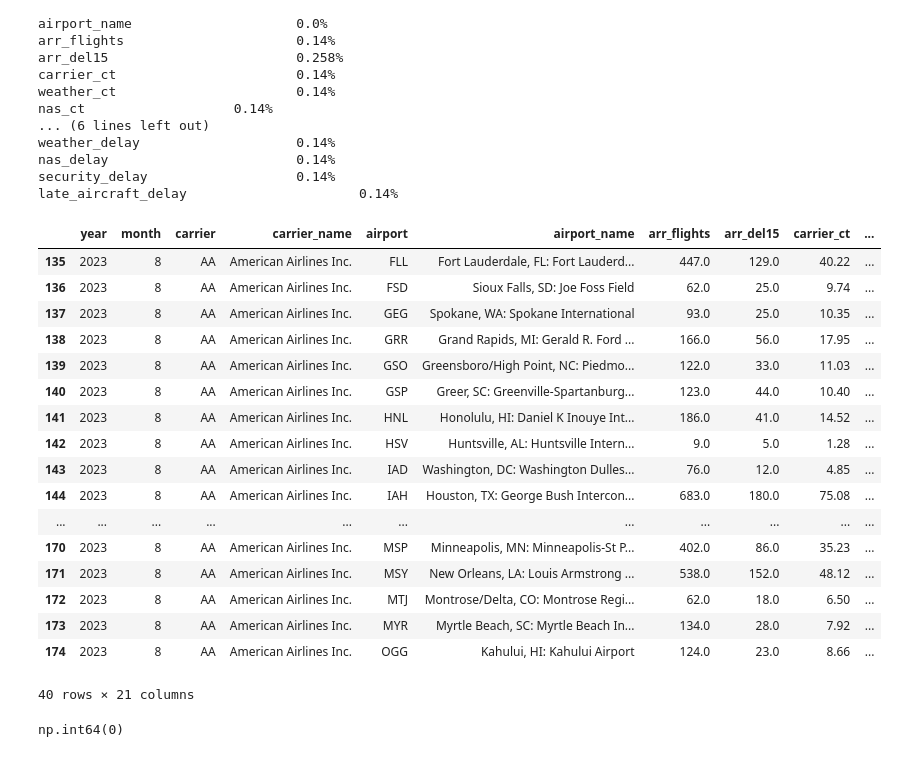
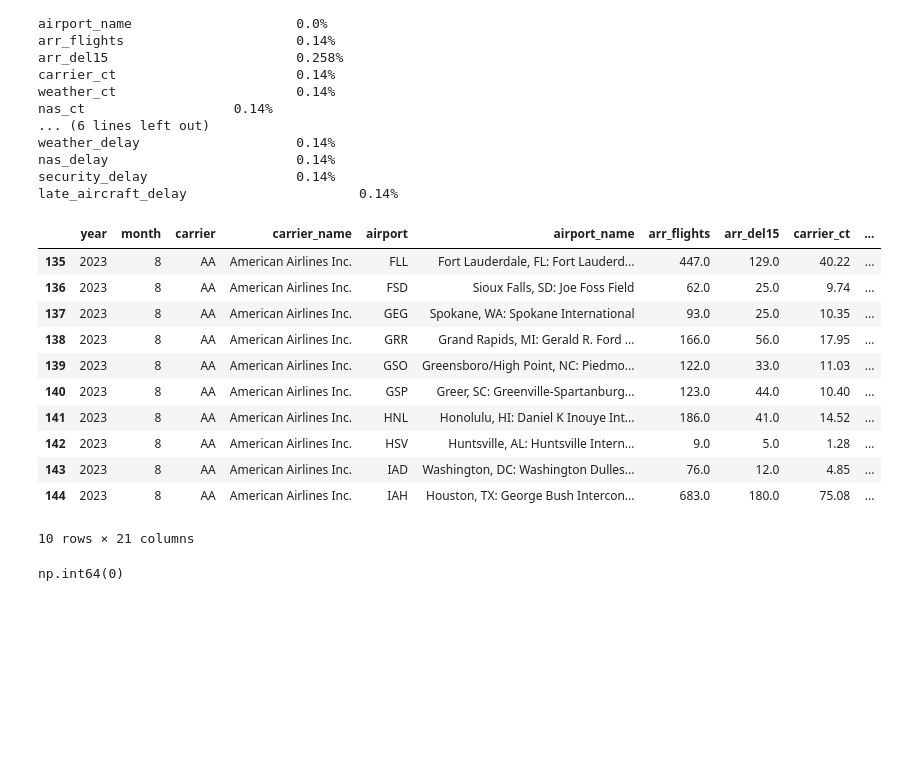
Before and after one commit to shaswat-13/flight-delay-dataset, a Jupyter notebook: notebooks/etl.ipynb, the cells around one changed output. Cells and saved outputs as stored; diff of their text form; code cells hidden in the pictures; blank space fills up the shorter version.

```diff
--- a/notebooks/etl.ipynb
+++ b/notebooks/etl.ipynb
@@ -181,26 +183,20 @@ security_delay                   0.14%
 late_aircraft_delay                      0.14%
 # %%
 # looking at random set of data
-df.iloc[135:175,:]
+df.iloc[135:145,:]
 # %% [output]
 |  | year | month | carrier | carrier_name | airport | airport_name | arr_flights | arr_del15 | carrier_ct | ... |
 | 135 | 2023 | 8 | AA | American Airlines Inc. | FLL | Fort Lauderdale, FL: Fort Lauderd... | 447.0 | 129.0 | 40.22 | ... |
 | 136 | 2023 | 8 | AA | American Airlines Inc. | FSD | Sioux Falls, SD: Joe Foss Field | 62.0 | 25.0 | 9.74 | ... |
 | 137 | 2023 | 8 | AA | American Airlines Inc. | GEG | Spokane, WA: Spokane International | 93.0 | 25.0 | 10.35 | ... |
 | 138 | 2023 | 8 | AA | American Airlines Inc. | GRR | Grand Rapids, MI: Gerald R. Ford ... | 166.0 | 56.0 | 17.95 | ... |
 | 139 | 2023 | 8 | AA | American Airlines Inc. | GSO | Greensboro/High Point, NC: Piedmo... | 122.0 | 33.0 | 11.03 | ... |
 | 140 | 2023 | 8 | AA | American Airlines Inc. | GSP | Greer, SC: Greenville-Spartanburg... | 123.0 | 44.0 | 10.40 | ... |
 | 141 | 2023 | 8 | AA | American Airlines Inc. | HNL | Honolulu, HI: Daniel K Inouye Int... | 186.0 | 41.0 | 14.52 | ... |
 | 142 | 2023 | 8 | AA | American Airlines Inc. | HSV | Huntsville, AL: Huntsville Intern... | 9.0 | 5.0 | 1.28 | ... |
 | 143 | 2023 | 8 | AA | American Airlines Inc. | IAD | Washington, DC: Washington Dulles... | 76.0 | 12.0 | 4.85 | ... |
 | 144 | 2023 | 8 | AA | American Airlines Inc. | IAH | Houston, TX: George Bush Intercon... | 683.0 | 180.0 | 75.08 | ... |
-| ... | ... | ... | ... | ... | ... | ... | ... | ... | ... | ... |
-| 170 | 2023 | 8 | AA | American Airlines Inc. | MSP | Minneapolis, MN: Minneapolis-St P... | 402.0 | 86.0 | 35.23 | ... |
-| 171 | 2023 | 8 | AA | American Airlines Inc. | MSY | New Orleans, LA: Louis Armstrong ... | 538.0 | 152.0 | 48.12 | ... |
-| 172 | 2023 | 8 | AA | American Airlines Inc. | MTJ | Montrose/Delta, CO: Montrose Regi... | 62.0 | 18.0 | 6.50 | ... |
-| 173 | 2023 | 8 | AA | American Airlines Inc. | MYR | Myrtle Beach, SC: Myrtle Beach In... | 134.0 | 28.0 | 7.92 | ... |
-| 174 | 2023 | 8 | AA | American Airlines Inc. | OGG | Kahului, HI: Kahului Airport | 124.0 | 23.0 | 8.66 | ... |
-40 rows × 21 columns
+10 rows × 21 columns
 # %%
 # checking if unique or not
 pk_columns = ['year', 'month', 'carrier', 'airport']
```
Also changed, not shown: parts of 7 cells of this notebook.
